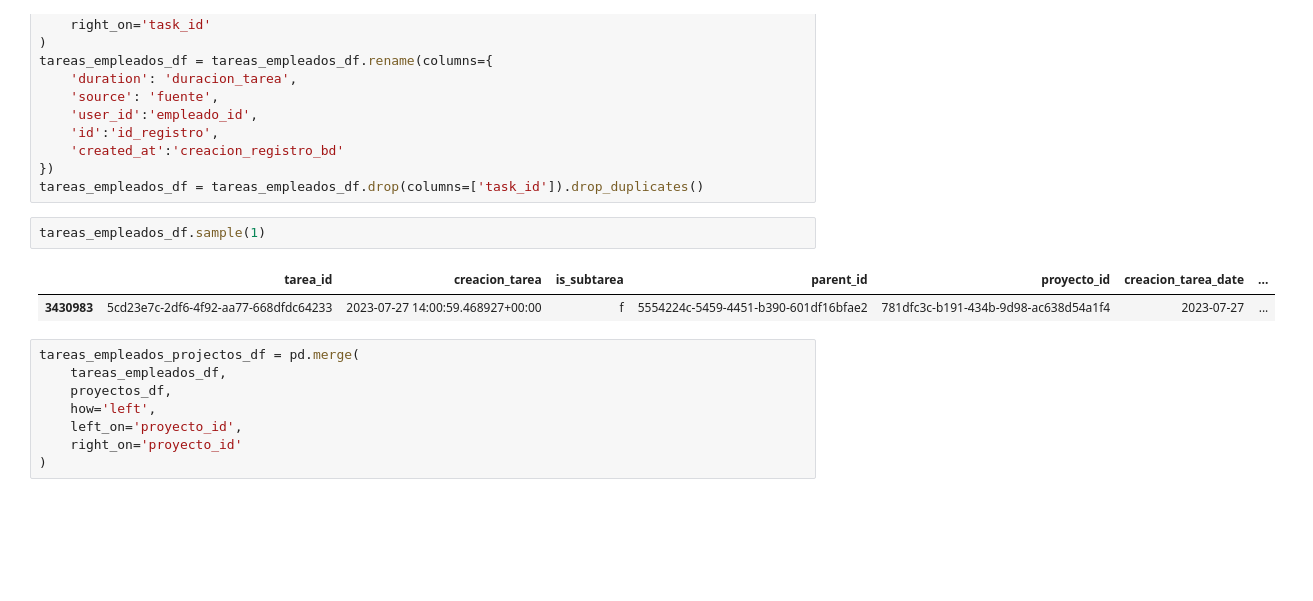
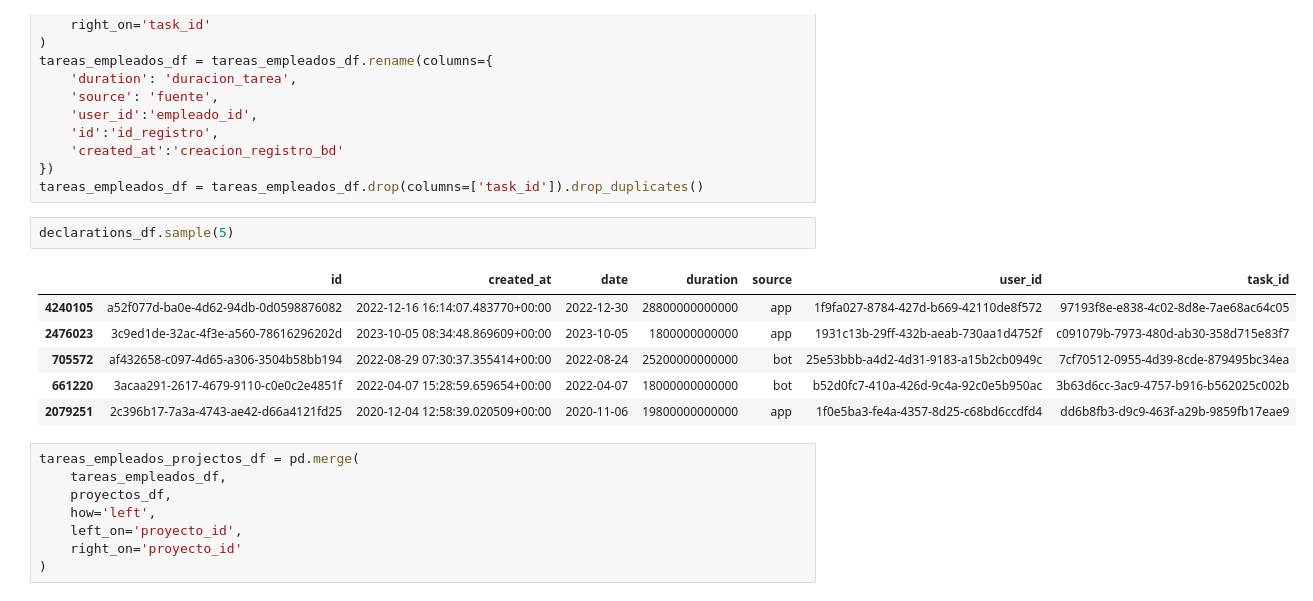
Before and after one commit to leodie1615/Proyecto-final-ciencia-datos, a Jupyter notebook: proyecto_final.ipynb, the cells around one changed output. Saved outputs shown, nothing was run; the diff lists cells and outputs as text; blank space fills up the shorter version.

```diff
--- a/proyecto_final.ipynb
+++ b/proyecto_final.ipynb
@@ -214,10 +214,14 @@ tareas_empleados_df = tareas_empleados_df.rename(columns={
 })
 tareas_empleados_df = tareas_empleados_df.drop(columns=['task_id']).drop_duplicates()
 # %%
-tareas_empleados_df.sample(1)
+declarations_df.sample(5)
 # %% [output]
-|  | tarea_id | creacion_tarea | is_subtarea | parent_id | proyecto_id | creacion_tarea_date | ... |
-| 3430983 | 5cd23e7c-2df6-4f92-aa77-668dfdc64233 | 2023-07-27 14:00:59.468927+00:00 | f | 5554224c-5459-4451-b390-601df16bfae2 | 781dfc3c-b191-434b-9d98-ac638d54a1f4 | 2023-07-27 | ... |
+|  | id | created_at | date | duration | source | user_id | task_id |
+| 4240105 | a52f077d-ba0e-4d62-94db-0d0598876082 | 2022-12-16 16:14:07.483770+00:00 | 2022-12-30 | 28800000000000 | app | 1f9fa027-8784-427d-b669-42110de8f572 | 97193f8e-e838-4c02-8d8e-7ae68ac64c05 |
+| 2476023 | 3c9ed1de-32ac-4f3e-a560-78616296202d | 2023-10-05 08:34:48.869609+00:00 | 2023-10-05 | 1800000000000 | app | 1931c13b-29ff-432b-aeab-730aa1d4752f | c091079b-7973-480d-ab30-358d715e83f7 |
+| 705572 | af432658-c097-4d65-a306-3504b58bb194 | 2022-08-29 07:30:37.355414+00:00 | 2022-08-24 | 25200000000000 | bot | 25e53bbb-a4d2-4d31-9183-a15b2cb0949c | 7cf70512-0955-4d39-8cde-879495bc34ea |
+| 661220 | 3acaa291-2617-4679-9110-c0e0c2e4851f | 2022-04-07 15:28:59.659654+00:00 | 2022-04-07 | 18000000000000 | bot | b52d0fc7-410a-426d-9c4a-92c0e5b950ac | 3b63d6cc-3ac9-4757-b916-b562025c002b |
+| 2079251 | 2c396b17-7a3a-4743-ae42-d66a4121fd25 | 2020-12-04 12:58:39.020509+00:00 | 2020-11-06 | 19800000000000 | app | 1f0e5ba3-fe4a-4357-8d25-c68bd6ccdfd4 | dd6b8fb3-d9c9-463f-a29b-9859fb17eae9 |
 # %%
 tareas_empleados_projectos_df = pd.merge(
     tareas_empleados_df,
```
Also changed, not shown: parts of 5 cells of this notebook.
